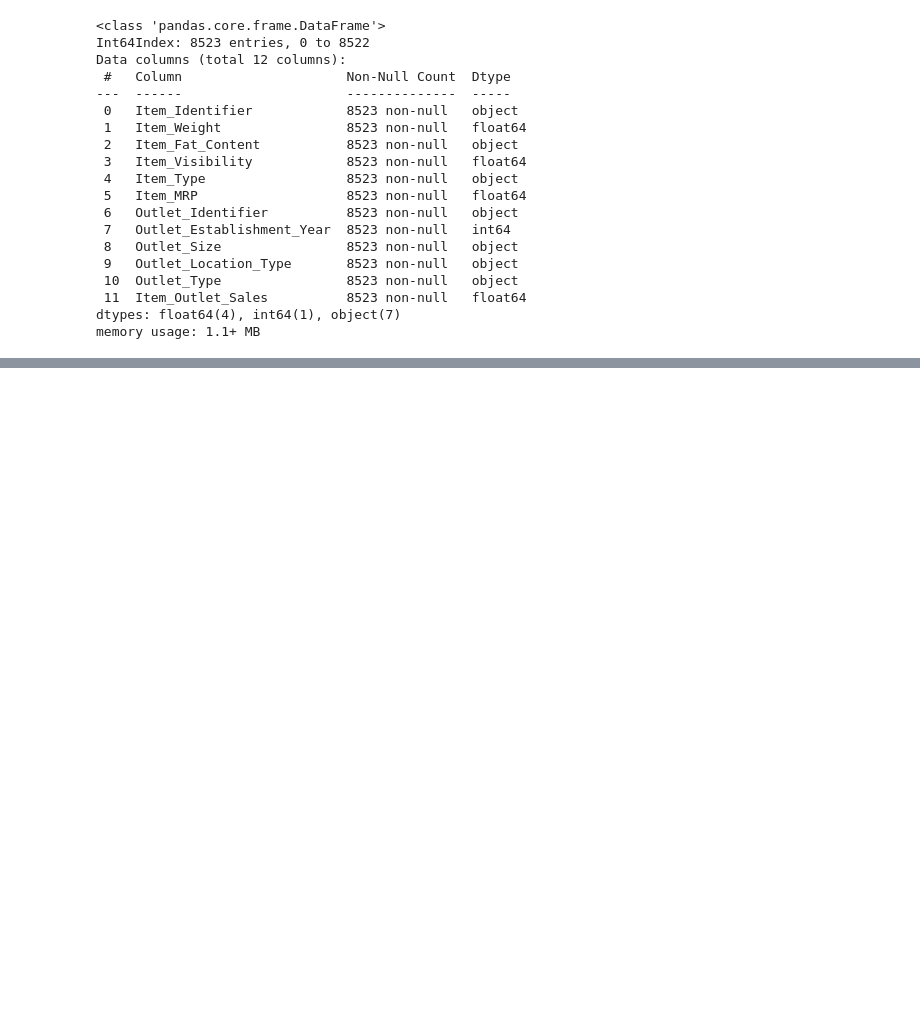
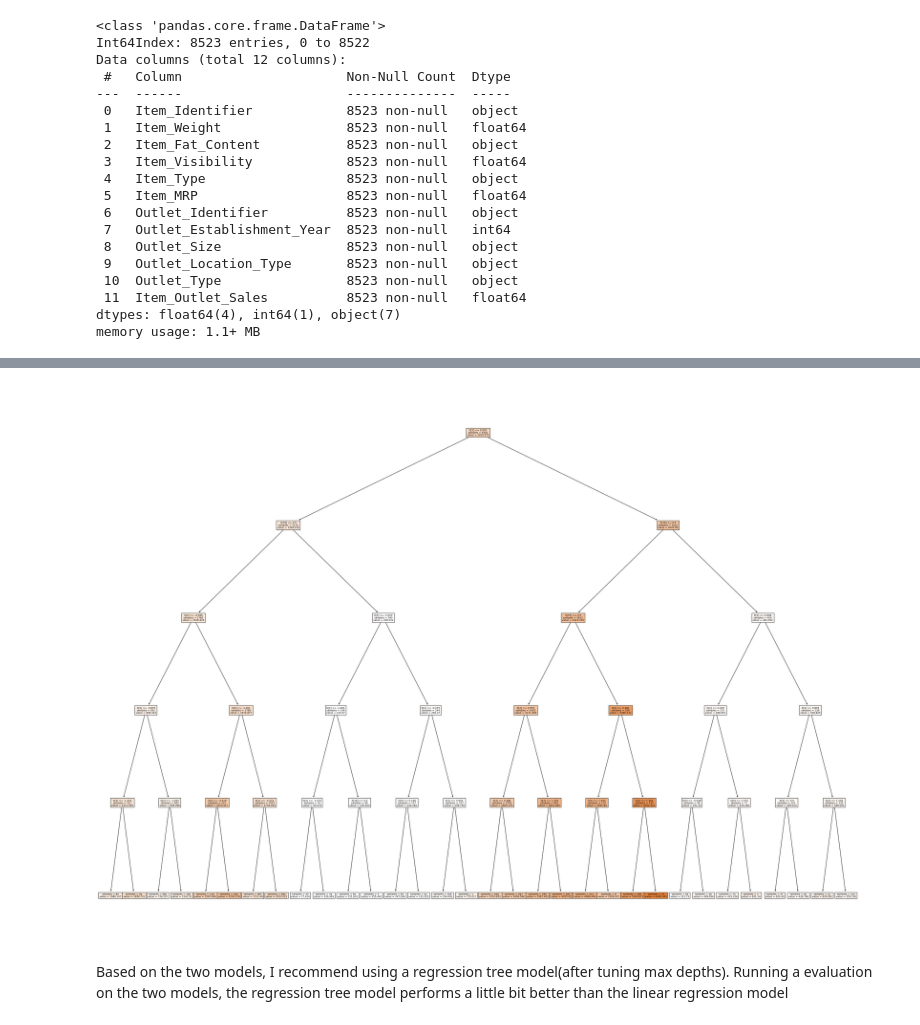
Before and after one commit to rommeljpadilla/sales-predictions, a Jupyter notebook: Sales_predictions.ipynb, the cells around one changed output, grey strips where cells are left out. Saved outputs shown, nothing was run; the diff lists cells and outputs as text; code cells hidden in the pictures; blank space fills up the shorter version.

```diff
--- a/Sales_predictions.ipynb
+++ b/Sales_predictions.ipynb
@@ -429,0 +482,6 @@ X_test_transformed = col_transformer.transform(X_test)
+# %%
+#Building a regression  tree model
+
+dec_tree = DecisionTreeRegressor(max_depth = 5)
+dec_tree_reg = make_pipeline(col_transformer, dec_tree)
+dec_tree_reg.fit(X_train,y_train)
@@ -429,0 +528,8 @@ X_test_transformed = col_transformer.transform(X_test)
+# %%
+fig, ax = plt.subplots(figsize=(40, 30))
+
+plot_tree(dec_tree, filled=True, impurity=False);
+# %% [output]
+[figure, added]
+# %% [markdown]
+Based on the two models, I recommend using a regression tree model(after tuning max depths). Running a evaluation on the two models, the regression tree model performs a little bit better than the linear regression model
```
Also changed, not shown: parts of 16 cells of this notebook.
